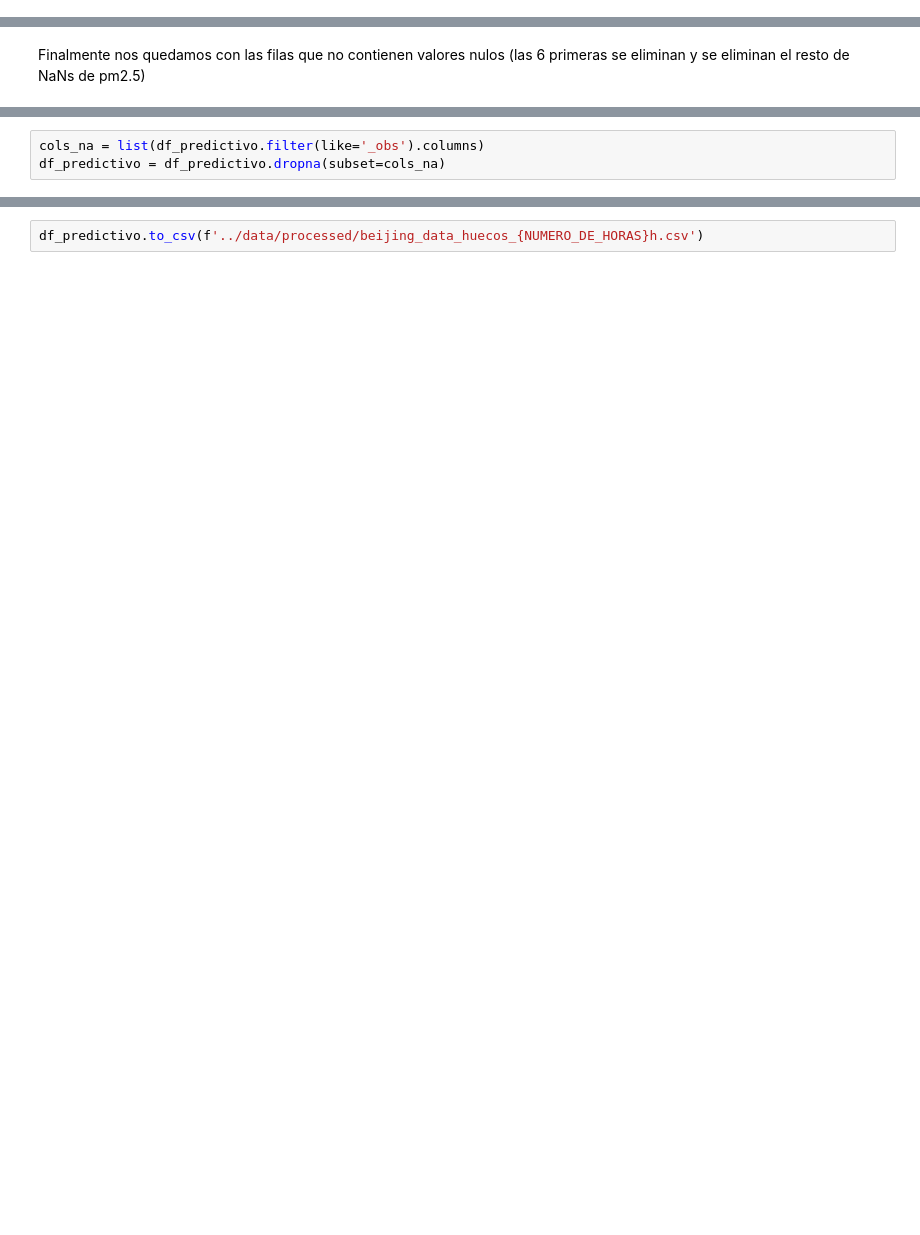
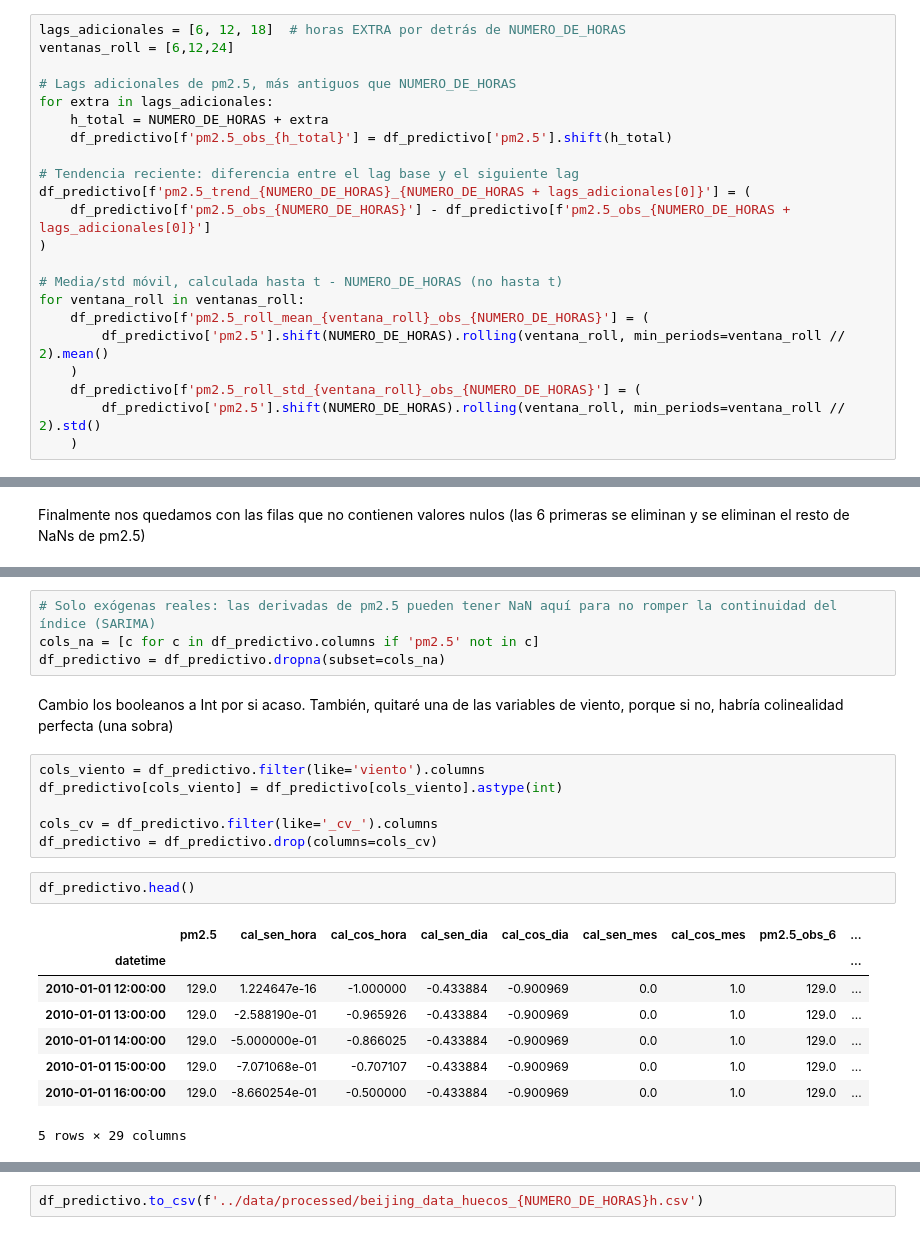
Before and after one commit to AntonioBelloCastro/beijing-air-quality, a Jupyter notebook: notebooks/04_preparacion_datos_prediccion.ipynb, the cells around one changed output, grey strips where cells are left out. Saved outputs shown, nothing was run; the diff lists cells and outputs as text; blank space fills up the shorter version.

Commit message:
new data created for prediction (_huecos_ for SARIMA)

```diff
--- a/notebooks/04_preparacion_datos_prediccion.ipynb
+++ b/notebooks/04_preparacion_datos_prediccion.ipynb
@@ -113,0 +123,22 @@ df_predictivo.head()
+# %%
+lags_adicionales = [6, 12, 18]  # horas EXTRA por detrás de NUMERO_DE_HORAS
+ventanas_roll = [6,12,24]
+
+# Lags adicionales de pm2.5, más antiguos que NUMERO_DE_HORAS
+for extra in lags_adicionales:
+    h_total = NUMERO_DE_HORAS + extra
+    df_predictivo[f'pm2.5_obs_{h_total}'] = df_predictivo['pm2.5'].shift(h_total)
+
+# Tendencia reciente: diferencia entre el lag base y el siguiente lag
+df_predictivo[f'pm2.5_trend_{NUMERO_DE_HORAS}_{NUMERO_DE_HORAS + lags_adicionales[0]}'] = (
+    df_predictivo[f'pm2.5_obs_{NUMERO_DE_HORAS}'] - df_predictivo[f'pm2.5_obs_{NUMERO_DE_HORAS + lags_adicionales[0]}']
+)
+
+# Media/std móvil, calculada hasta t - NUMERO_DE_HORAS (no hasta t)
+for ventana_roll in ventanas_roll:
+    df_predictivo[f'pm2.5_roll_mean_{ventana_roll}_obs_{NUMERO_DE_HORAS}'] = (
+        df_predictivo['pm2.5'].shift(NUMERO_DE_HORAS).rolling(ventana_roll, min_periods=ventana_roll // 2).mean()
+    )
+    df_predictivo[f'pm2.5_roll_std_{ventana_roll}_obs_{NUMERO_DE_HORAS}'] = (
+        df_predictivo['pm2.5'].shift(NUMERO_DE_HORAS).rolling(ventana_roll, min_periods=ventana_roll // 2).std()
+    )
@@ -140,7 +176,27 @@ viento_cv_obs_6       6
 dtype: int64
 # %%
-cols_na = list(df_predictivo.filter(like='_obs').columns)
+# Solo exógenas reales: las derivadas de pm2.5 pueden tener NaN aquí para no romper la continuidad del índice (SARIMA)
+cols_na = [c for c in df_predictivo.columns if 'pm2.5' not in c]
 df_predictivo = df_predictivo.dropna(subset=cols_na)
+# %% [markdown]
+Cambio los booleanos a Int por si acaso. También, quitaré una de las variables de viento, porque si no, habría colinealidad perfecta (una sobra)
+# %%
+cols_viento = df_predictivo.filter(like='viento').columns
+df_predictivo[cols_viento] = df_predictivo[cols_viento].astype(int)
+
+cols_cv = df_predictivo.filter(like='_cv_').columns
+df_predictivo = df_predictivo.drop(columns=cols_cv)
+# %%
+df_predictivo.head()
+# %% [output]
+|  | pm2.5 | cal_sen_hora | cal_cos_hora | cal_sen_dia | cal_cos_dia | cal_sen_mes | cal_cos_mes | pm2.5_obs_6 | ... |
+| datetime |  |  |  |  |  |  |  |  | ... |
+| 2010-01-01 12:00:00 | 129.0 | 1.224647e-16 | -1.000000 | -0.433884 | -0.900969 | 0.0 | 1.0 | 129.0 | ... |
+| 2010-01-01 13:00:00 | 129.0 | -2.588190e-01 | -0.965926 | -0.433884 | -0.900969 | 0.0 | 1.0 | 129.0 | ... |
+| 2010-01-01 14:00:00 | 129.0 | -5.000000e-01 | -0.866025 | -0.433884 | -0.900969 | 0.0 | 1.0 | 129.0 | ... |
+| 2010-01-01 15:00:00 | 129.0 | -7.071068e-01 | -0.707107 | -0.433884 | -0.900969 | 0.0 | 1.0 | 129.0 | ... |
+| 2010-01-01 16:00:00 | 129.0 | -8.660254e-01 | -0.500000 | -0.433884 | -0.900969 | 0.0 | 1.0 | 129.0 | ... |
+5 rows × 29 columns
 # %%
 df_predictivo.isna().sum()
 # %% [output]
```
Also changed, not shown: parts of 14 cells of this notebook, 4 other files.
